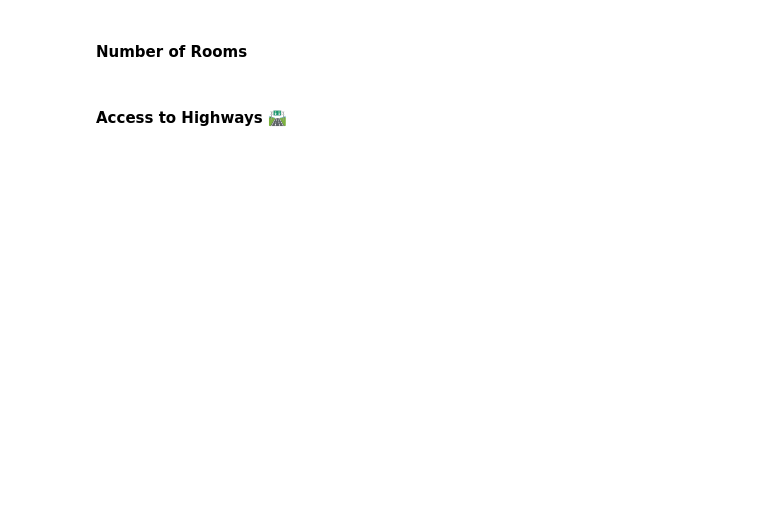
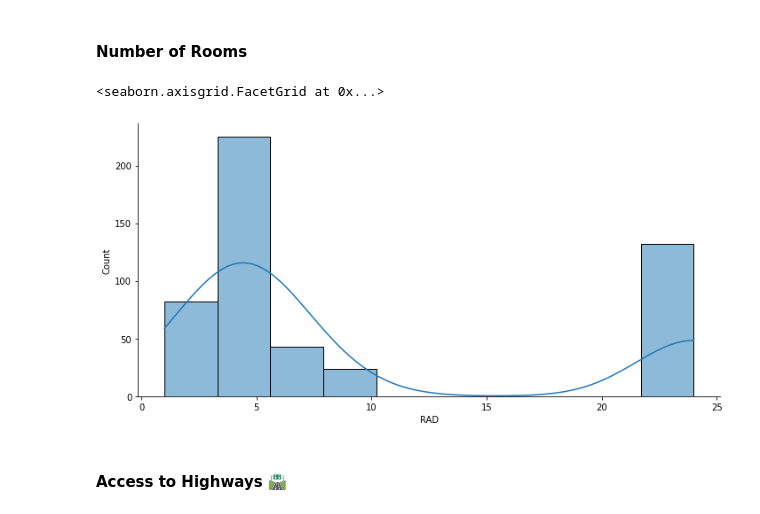
Before and after one commit to tomweinandy/100DaysOfCode, a Jupyter notebook: Projects/Day080/Multivariable_Regression_and_Valuation_Model.ipynb, the cells around one changed output. Saved outputs shown, nothing was run; the diff lists cells and outputs as text; code cells hidden in the pictures; blank space fills up the shorter version.

```diff
--- a/Projects/Day080/Multivariable_Regression_and_Valuation_Model.ipynb
+++ b/Projects/Day080/Multivariable_Regression_and_Valuation_Model.ipynb
@@ -184,4 +198,11 @@ What do you notice in the distributions of the data?
 # %% [markdown]
 #### Number of Rooms
+# %%
+sns.displot(df['RAD'], kde=True, aspect=2)
+
+print("The left aspect of the distribution is intuitive with most communities having average homes with between 1 and 10 rooms. However, it is unclear why there is a spike around 24.")
+# %% [output]
+<seaborn.axisgrid.FacetGrid at 0x...>
+[figure, added]
 # %% [markdown]
 #### Access to Highways 🛣
```
Also changed, not shown: parts of 6 cells of this notebook.
